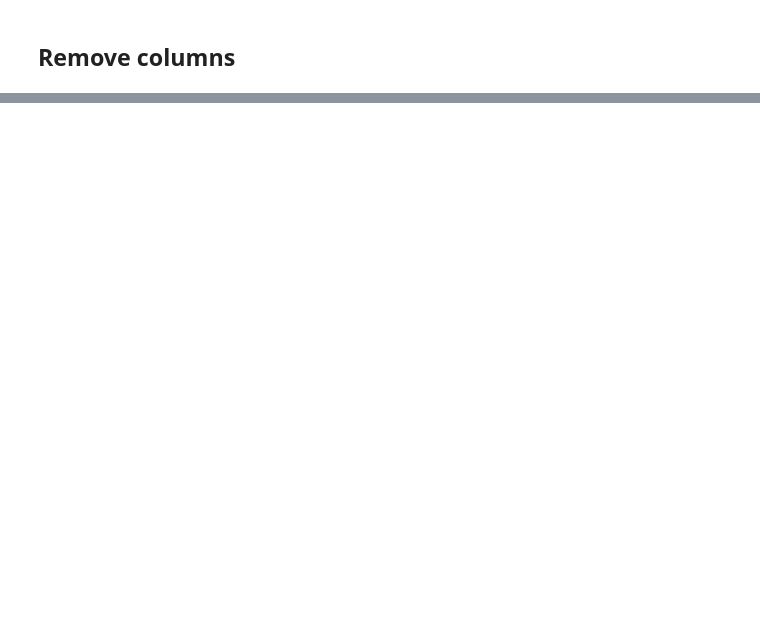
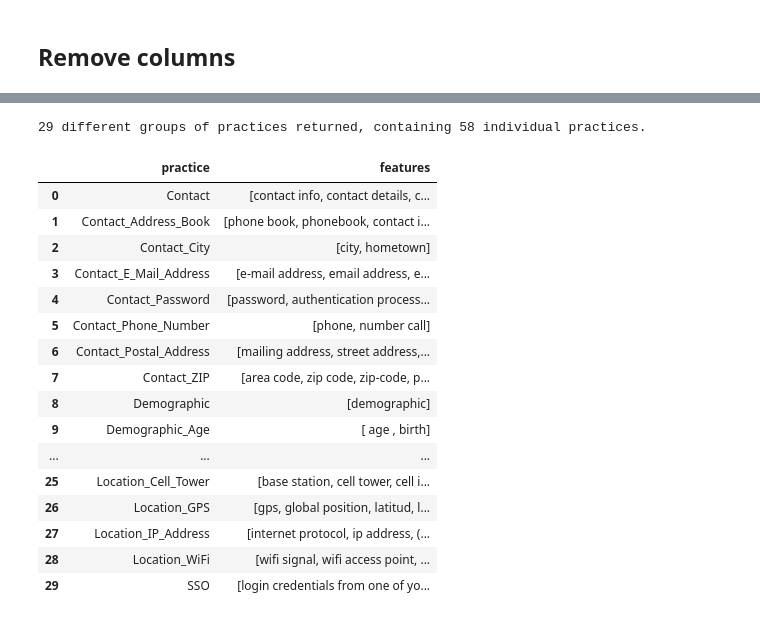
Before and after one commit to calhinchcliffe/nlp_privacy_policies, a Jupyter notebook: EDA and Modelling/7_manipulation_for_MAPS_replication.ipynb, the cells around one changed output, grey strips where cells are left out. Drawn from its saved outputs; the diff is of its cells as text; code cells hidden in the pictures; blank space fills up the shorter version.

```diff
--- a/EDA and Modelling/7_manipulation_for_MAPS_replication.ipynb
+++ b/EDA and Modelling/7_manipulation_for_MAPS_replication.ipynb
@@ -520,0 +564,33 @@ get_features_for_practices()
+# %%
+features_for_practices = get_features_for_practices()
+# %% [output]
+29 different groups of practices returned, containing 58 individual practices.
+# %%
+the_29_practices = [practice for practice in the_30_practices if practice != "SSO"]
+# %%
+practice_and_created_features = pd.DataFrame(data = [the_29_practices, features_for_practices]).T
+# %%
+practice_and_created_features.columns = ["practice", "features"]
+# %%
+practice_and_created_features.at[len(practice_and_created_features),"practice"] = "SSO"
+practice_and_created_features.at[29,"features"] = practice_and_created_features.at[11,"features"]
+# %%
+practice_and_created_features
+# %% [output]
+|  | practice | features |
+| 0 | Contact | [contact info, contact details, c... |
+| 1 | Contact_Address_Book | [phone book, phonebook, contact i... |
+| 2 | Contact_City | [city, hometown] |
+| 3 | Contact_E_Mail_Address | [e-mail address, email address, e... |
+| 4 | Contact_Password | [password, authentication process... |
+| 5 | Contact_Phone_Number | [phone, number call] |
+| 6 | Contact_Postal_Address | [mailing address, street address,... |
+| 7 | Contact_ZIP | [area code, zip code, zip-code, p... |
+| 8 | Demographic | [demographic] |
+| 9 | Demographic_Age | [ age , birth] |
+| ... | ... | ... |
+| 25 | Location_Cell_Tower | [base station, cell tower, cell i... |
+| 26 | Location_GPS | [gps, global position, latitud, l... |
+| 27 | Location_IP_Address | [internet protocol, ip address, (... |
+| 28 | Location_WiFi | [wifi signal, wifi access point, ... |
+| 29 | SSO | [login credentials from one of yo... |
```
Also changed, not shown: parts of 96 cells of this notebook.
